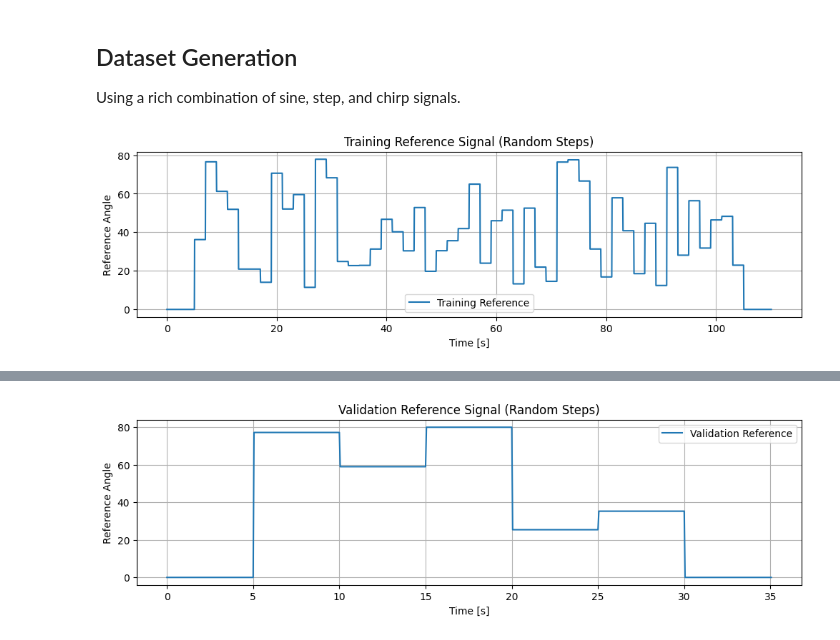
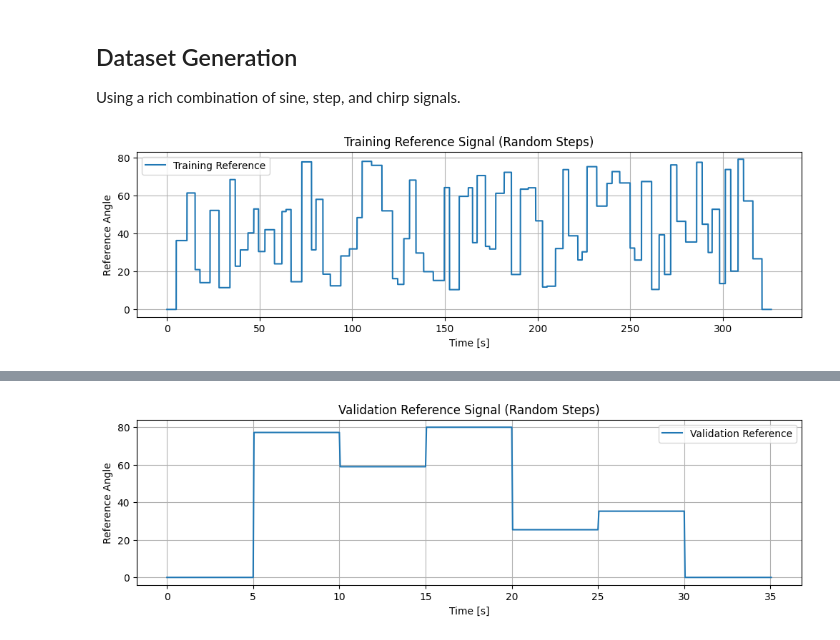
Before and after one commit to helonayala/sysid, a Jupyter notebook: narx_mpc_14_drone.ipynb, the cells around one changed output, grey strips where cells are left out. Drawn from its saved outputs; the diff is of its cells as text; code cells hidden in the pictures.

```diff
--- a/narx_mpc_14_drone.ipynb
+++ b/narx_mpc_14_drone.ipynb
@@ -195,83 +208,44 @@ plt.show()
 ## Dataset Generation
 Using a rich combination of sine, step, and chirp signals.
 # %%
-# 7. Reference Sequence Generation (Adjustable Random Steps)
+# 7. Training Reference Signal Generation (Random Steps)
 np.random.seed(42)
 
 # --- ADJUSTABLE PARAMETERS ---
-n_steps = 50          # Number of random steps
-step_duration = 2.0   # Duration of each step in seconds
+n_steps = 80          # Number of random steps (NEW: increased for larger dataset)
+step_duration_min = 2.0  # Minimum step duration in seconds (NEW)
+step_duration_max = 6.0  # Maximum step duration in seconds (NEW: covers validation step length)
 amp_min = 10.0        # Minimum amplitude for the steps
 amp_max = 80.0        # Maximum amplitude for the steps
 zero_duration = 5.0   # Duration of zero-signal padding at start and end [s]
 # -----------------------------
 
 train_pieces = []
 for i in range(n_steps):
-    # Generate a random amplitude for this step
+    # Generate a random amplitude and duration for this step
     S = np.random.uniform(amp_min, amp_max)
-    samples_step = int(round(step_duration / Ts))
+    dur = np.random.uniform(step_duration_min, step_duration_max)  # NEW: random step duration
+    samples_step = int(round(dur / Ts))  # NEW: using random duration
     train_pieces.append(np.full(samples_step, S))
 
 # Initial and final zero padding
 n_zero_samples = int(round(zero_duration / Ts)) + 1
 zerovec = np.zeros(n_zero_samples)
 x2ref_train = np.concatenate([zerovec, np.concatenate(train_pieces), zerovec])
 
 steps_train = len(x2ref_train)
 tvec_train = np.arange(0, steps_train * Ts, Ts)
 
 # Plotting the generated steps
 plt.figure(figsize=(12, 3))
 plt.plot(tvec_train, x2ref_train, label='Training Reference')
 plt.xlabel('Time [s]')
 plt.ylabel('Reference Angle')
 plt.title('Training Reference Signal (Random Steps)')
 plt.legend()
 plt.grid(True)
 plt.show()
-
-
-# # 7. Reference Sequence Generation (Rich Signal for Dataset)
-# np.random.seed(42)
-
-# N_pairs = 20
-# train_pieces = []
-# for i in range(N_pairs):
-#     S = np.random.uniform(10.0, 80.0)
-#     step_duration1 = np.random.uniform(5.0, 10.0)
-#     samples_step1 = int(round(step_duration1 / Ts))
-#     train_pieces.append(np.full(samples_step1, S))
-
-#     f = np.random.uniform(0.1, 0.5)
-#     T_period = 1.0 / f
-#     samples_sine = int(round((2 * T_period) / Ts))
-#     t_sine = np.arange(0, samples_sine * Ts, Ts)
-#     A = np.random.uniform(5.0, 10.0)
-#     sine_wave = S + A * np.sin(2 * np.pi * f * t_sine)
-#     train_pieces.append(sine_wave)
-
-#     step_duration2 = np.random.uniform(5.0, 10.0)
-#     samples_step2 = int(round(step_duration2 / Ts))
-#     train_pieces.append(np.full(samples_step2, S))
-
-# zero_seconds = 5.0
-# n_zero_seconds = int(round(zero_seconds / Ts)) + 1
-# zerovec = np.zeros(n_zero_seconds)
-# x2ref_train = np.concatenate([zerovec, np.concatenate(train_pieces), zerovec])
-
-# steps_train = len(x2ref_train)
-# tvec_train = np.arange(0, steps_train * Ts, Ts)
-
-# plt.figure(figsize=(12, 3))
-# plt.plot(tvec_train, x2ref_train, label='Training Reference')
-# plt.xlabel('Time [s]')
-# plt.ylabel('Reference Angle')
-# plt.title('Training Reference Signal (Rich)')
-# plt.legend()
-# plt.grid(True)
-# plt.show()
 # %% [output]
-[figure, old version]
+[figure, new version]
 # %%
 # 8. Simulation Loop (Rich Signal Dataset Collection)
```
Also changed, not shown: parts of 7 cells of this notebook.
